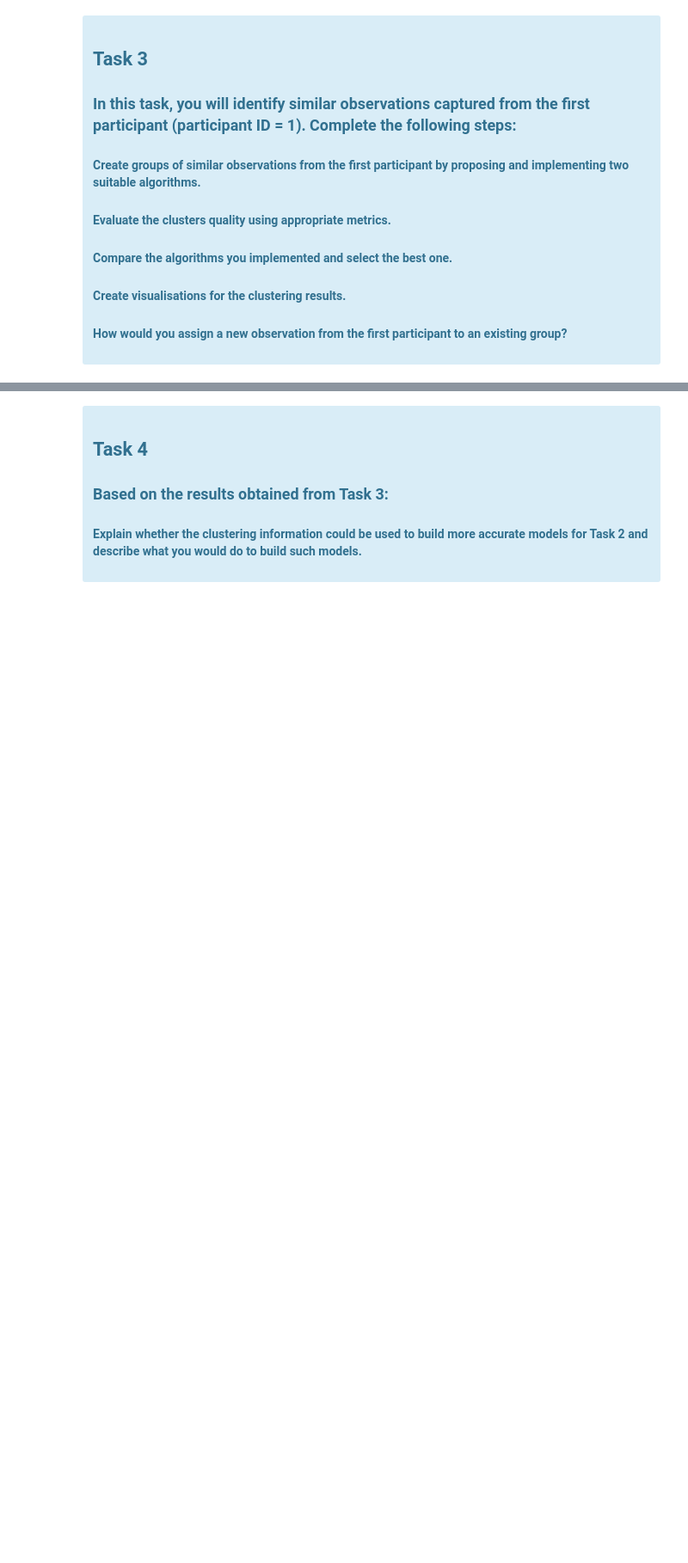
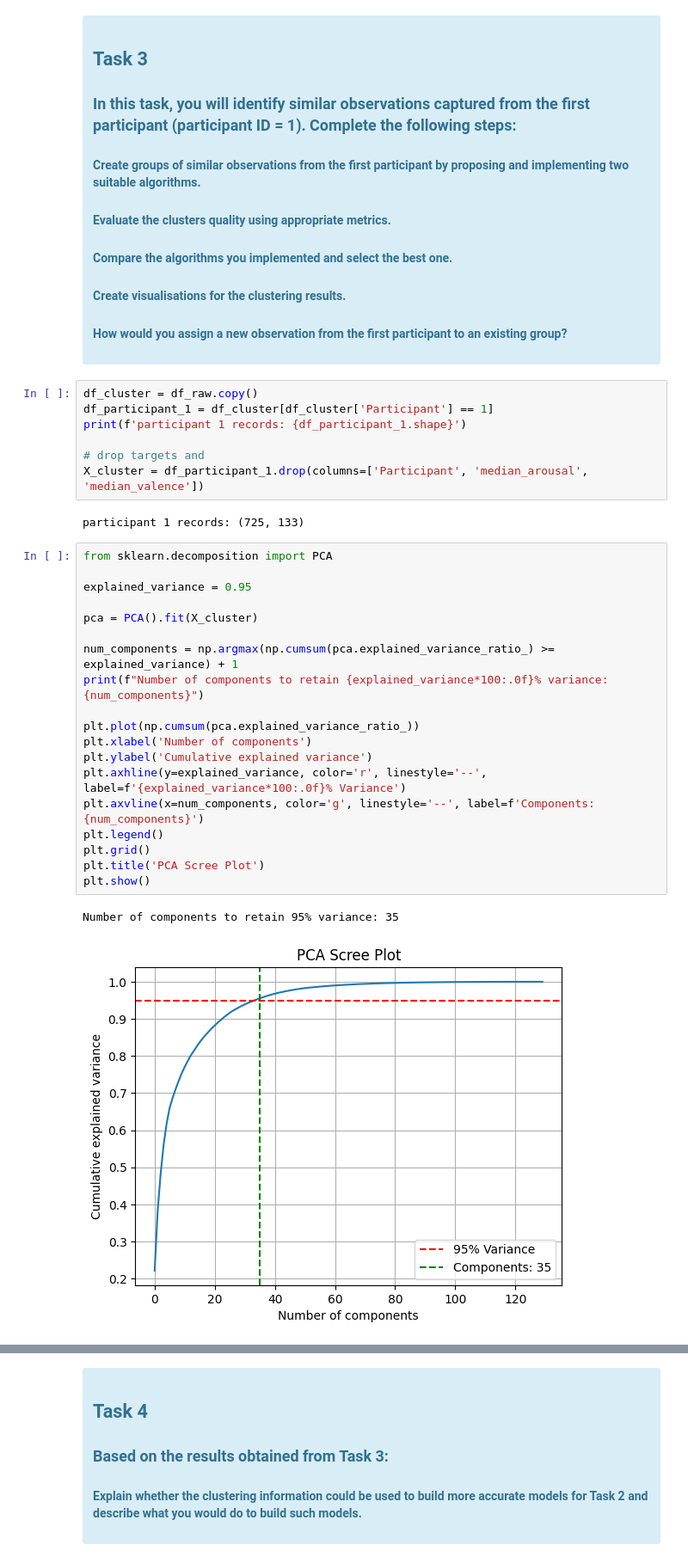
Before and after one commit to carmelgafa/ari5102, a Jupyter notebook: project_1/carmel.gafa.ipynb, the cells around one changed output, grey strips where cells are left out. Shown at 86% size. Drawn from its saved outputs; the diff is of its cells as text; blank space fills up the shorter version.

```diff
--- a/project_1/carmel.gafa.ipynb
+++ b/project_1/carmel.gafa.ipynb
@@ -1506,3 +1517,34 @@ Name: count, dtype: int64
 #### How would you assign a new observation from the first participant to an existing group?
 
 </div>
+# %%
+df_cluster = df_raw.copy()
+df_participant_1 = df_cluster[df_cluster['Participant'] == 1]
+print(f'participant 1 records: {df_participant_1.shape}')
+
+# drop targets and
+X_cluster = df_participant_1.drop(columns=['Participant', 'median_arousal', 'median_valence'])
+# %% [output]
+participant 1 records: (725, 133)
+# %%
+from sklearn.decomposition import PCA
+
+explained_variance = 0.95
+
+pca = PCA().fit(X_cluster)
+
+num_components = np.argmax(np.cumsum(pca.explained_variance_ratio_) >= explained_variance) + 1
+print(f"Number of components to retain {explained_variance*100:.0f}% variance: {num_components}")
+
+plt.plot(np.cumsum(pca.explained_variance_ratio_))
+plt.xlabel('Number of components')
+plt.ylabel('Cumulative explained variance')
+plt.axhline(y=explained_variance, color='r', linestyle='--', label=f'{explained_variance*100:.0f}% Variance')
+plt.axvline(x=num_components, color='g', linestyle='--', label=f'Components: {num_components}')
+plt.legend()
+plt.grid()
+plt.title('PCA Scree Plot')
+plt.show()
+# %% [output]
+Number of components to retain 95% variance: 35
+[figure, added]
```
Also changed, not shown: parts of 12 cells of this notebook, 1 other file.
